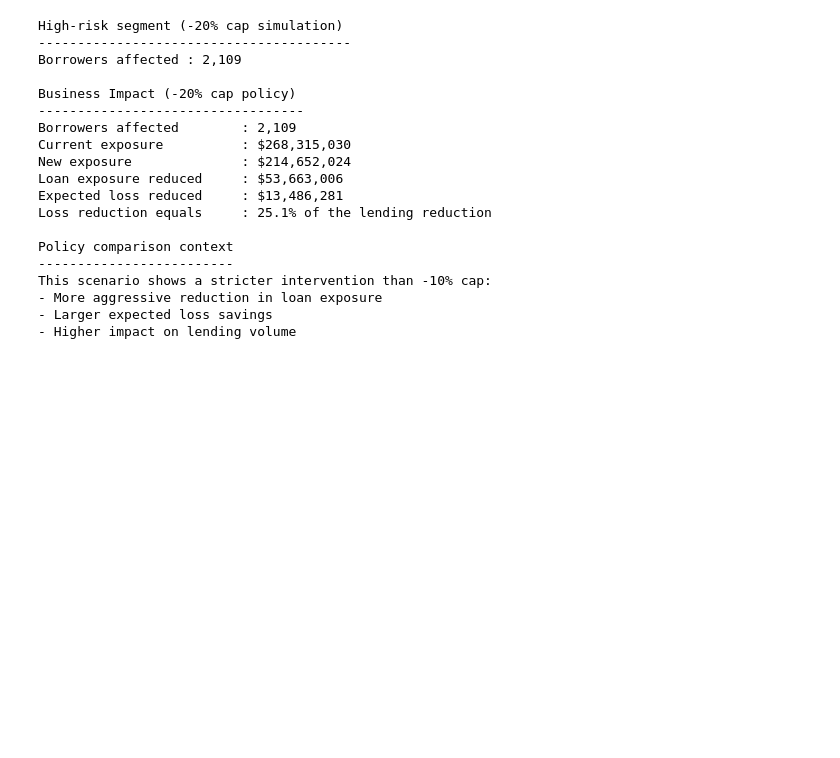
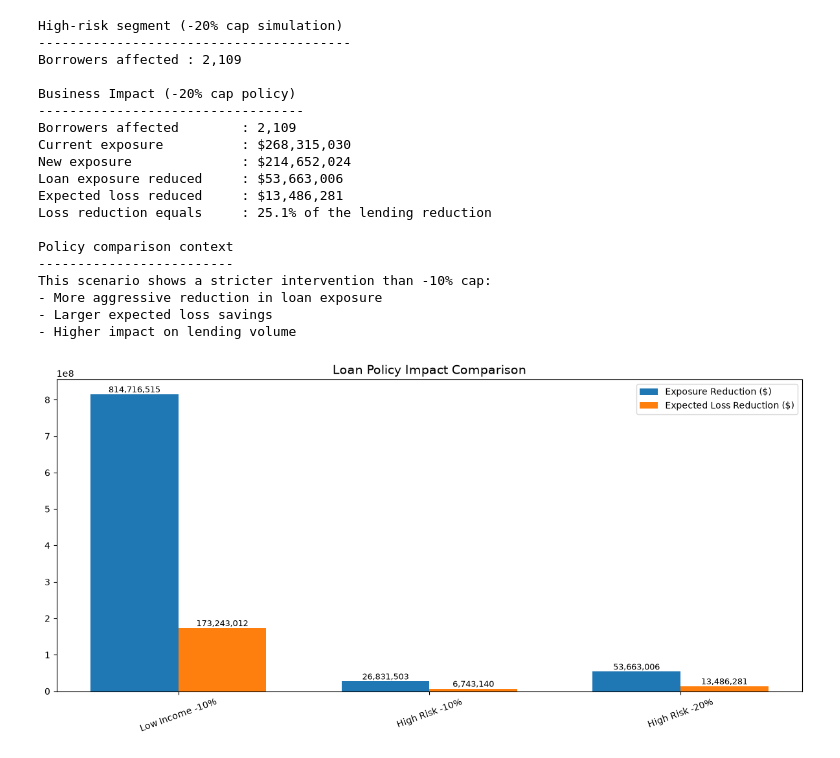
Before and after one commit to IrinaEkb/Loan_Default, a Jupyter notebook: notebooks/04_loan_size_strategy.ipynb, the cells around one changed output. Saved outputs shown, nothing was run; the diff lists cells and outputs as text; code cells hidden in the pictures; blank space fills up the shorter version.

```diff
--- a/notebooks/04_loan_size_strategy.ipynb
+++ b/notebooks/04_loan_size_strategy.ipynb
@@ -564,3 +599,74 @@ This scenario shows a stricter intervention than -10% cap:
 - More aggressive reduction in loan exposure
 - Larger expected loss savings
 - Higher impact on lending volume
+# %%
+
+# Scenarios
+scenarios = [
+    "Low Income -10%",
+    "High Risk -10%",
+    "High Risk -20%"
+]
+
+# Example metrics from your results (use YOUR real values here)
+exposure_reduction = [
+    814_716_515,
+    26_831_503,
+    53_663_006
+]
+
+loss_reduction = [
+    173_243_012,
+    6_743_140,
+    13_486_281
+]
+
+x = np.arange(len(scenarios))
+width = 0.35
+
+fig, ax = plt.subplots(figsize=(12, 6))
+
+bars1 = ax.bar(
+    x - width/2,
+    exposure_reduction,
+    width,
+    label="Exposure Reduction ($)"
+)
+
+bars2 = ax.bar(
+    x + width/2,
+    loss_reduction,
+    width,
+    label="Expected Loss Reduction ($)"
+)
+
+def add_labels(bars):
+    for bar in bars:
+        height = bar.get_height()
+        ax.text(
+            bar.get_x() + bar.get_width()/2,
+            height,
+            f'{height:,.0f}',
+            ha='center',
+            va='bottom',
+            fontsize=9
+        )
+
+add_labels(bars1)
+add_labels(bars2)
+
+ax.set_title("Loan Policy Impact Comparison", fontsize=14)
+ax.set_xticks(x)
+ax.set_xticklabels(scenarios, rotation=20)
+ax.legend()
+
+plt.tight_layout()
+
+plt.savefig(
+    project_path / "visuals" / "loan_policy_impact_comparison.png",
+    dpi=300,
+    bbox_inches="tight"
+)
+plt.show()
+# %% [output]
+[figure, added]
```
Also changed, not shown: parts of 2 cells of this notebook, 5 other files.
